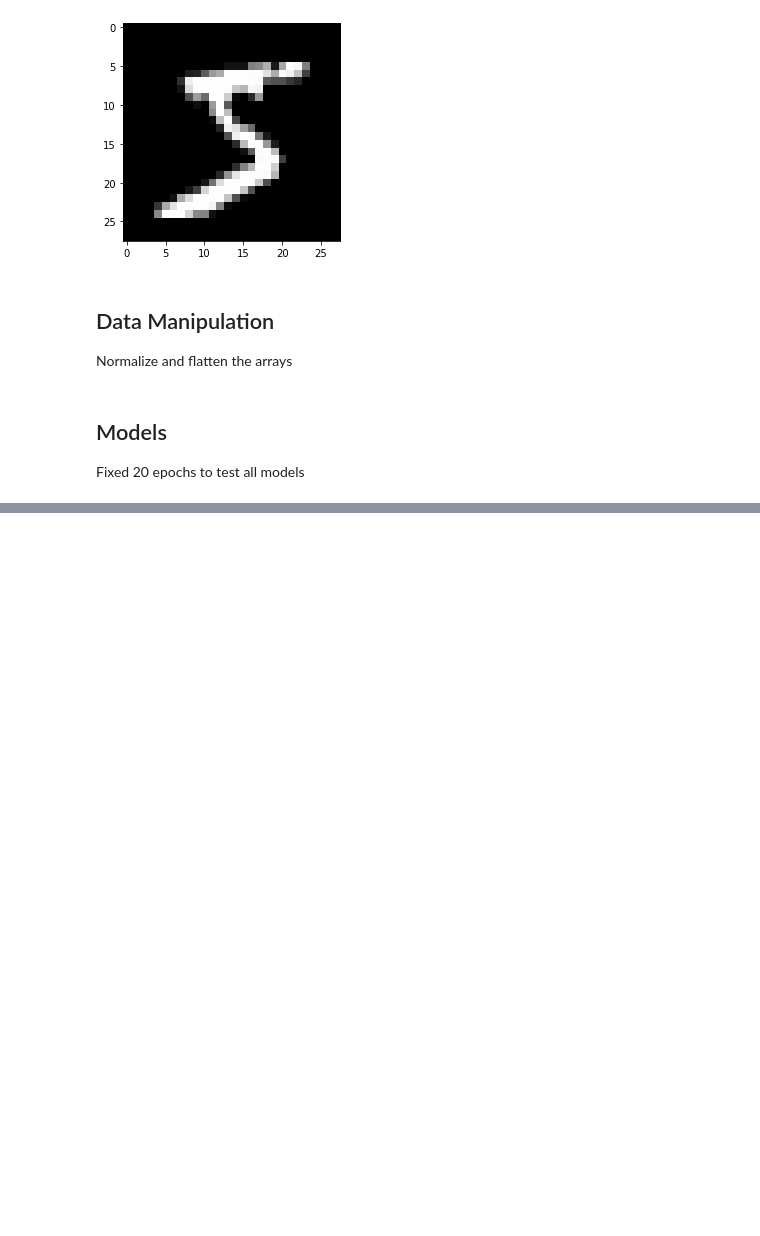
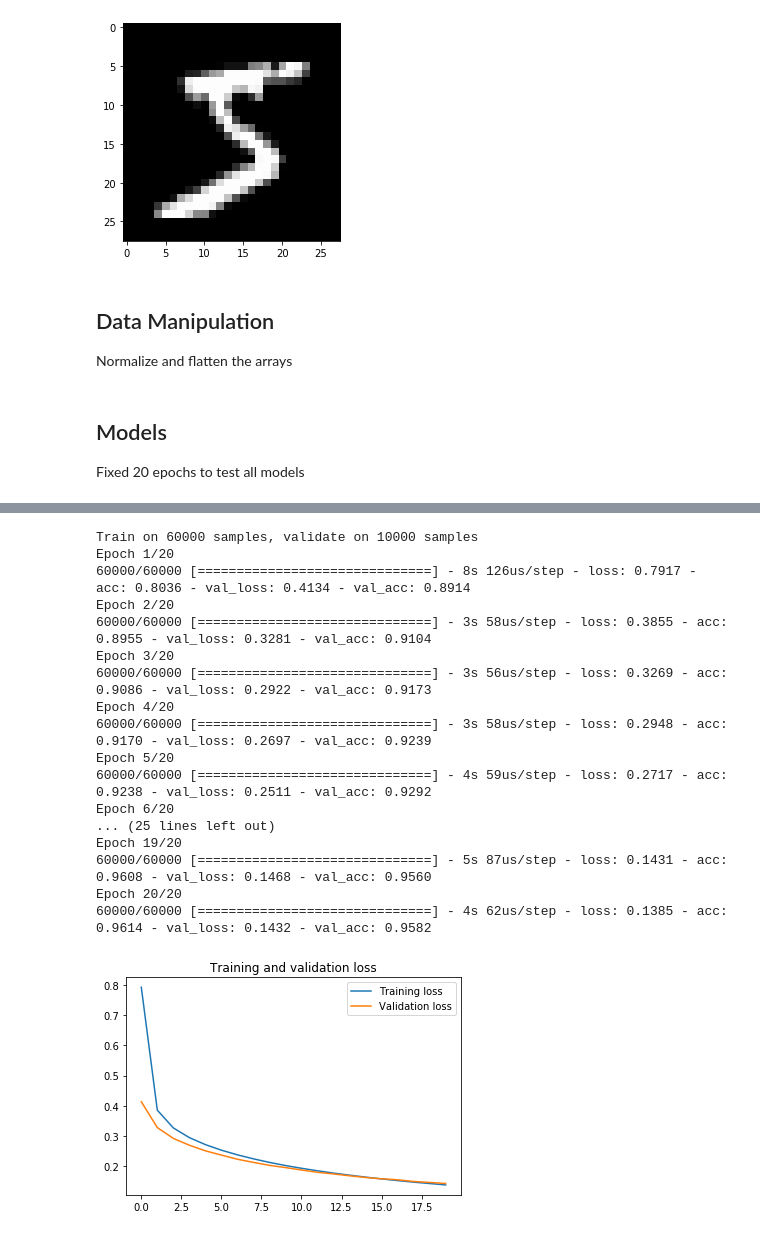
Before and after one commit to victorrenop/neural-networks, a Jupyter notebook: networks/mlp/mlp_mnist.ipynb, the cells around one changed output, grey strips where cells are left out. Saved outputs shown, nothing was run; the diff lists cells and outputs as text; code cells hidden in the pictures; blank space fills up the shorter version.

```diff
--- a/networks/mlp/mlp_mnist.ipynb
+++ b/networks/mlp/mlp_mnist.ipynb
@@ -115,0 +129,32 @@ DataViz.plot_loss(
+# %%
+from keras.utils.vis_utils import plot_model
+mlp = create_model(
+    input_shape,
+    SGD(
+        lr=0.01
+    ),
+    128,
+    "relu",
+    classes)
+plot_model(mlp, show_shapes=True, show_layer_names=True)
+
+run_model(mlp)
+# %% [output]
+Train on 60000 samples, validate on 10000 samples
+Epoch 1/20
+60000/60000 [==============================] - 8s 126us/step - loss: 0.7917 - acc: 0.8036 - val_loss: 0.4134 - val_acc: 0.8914
+Epoch 2/20
+60000/60000 [==============================] - 3s 58us/step - loss: 0.3855 - acc: 0.8955 - val_loss: 0.3281 - val_acc: 0.9104
+Epoch 3/20
+60000/60000 [==============================] - 3s 56us/step - loss: 0.3269 - acc: 0.9086 - val_loss: 0.2922 - val_acc: 0.9173
+Epoch 4/20
+60000/60000 [==============================] - 3s 58us/step - loss: 0.2948 - acc: 0.9170 - val_loss: 0.2697 - val_acc: 0.9239
+Epoch 5/20
+60000/60000 [==============================] - 4s 59us/step - loss: 0.2717 - acc: 0.9238 - val_loss: 0.2511 - val_acc: 0.9292
+Epoch 6/20
+... (25 lines left out)
+Epoch 19/20
+60000/60000 [==============================] - 5s 87us/step - loss: 0.1431 - acc: 0.9608 - val_loss: 0.1468 - val_acc: 0.9560
+Epoch 20/20
+60000/60000 [==============================] - 4s 62us/step - loss: 0.1385 - acc: 0.9614 - val_loss: 0.1432 - val_acc: 0.9582
+[figure, added]
```
Also changed, not shown: parts of 28 cells of this notebook, 1 other file.
